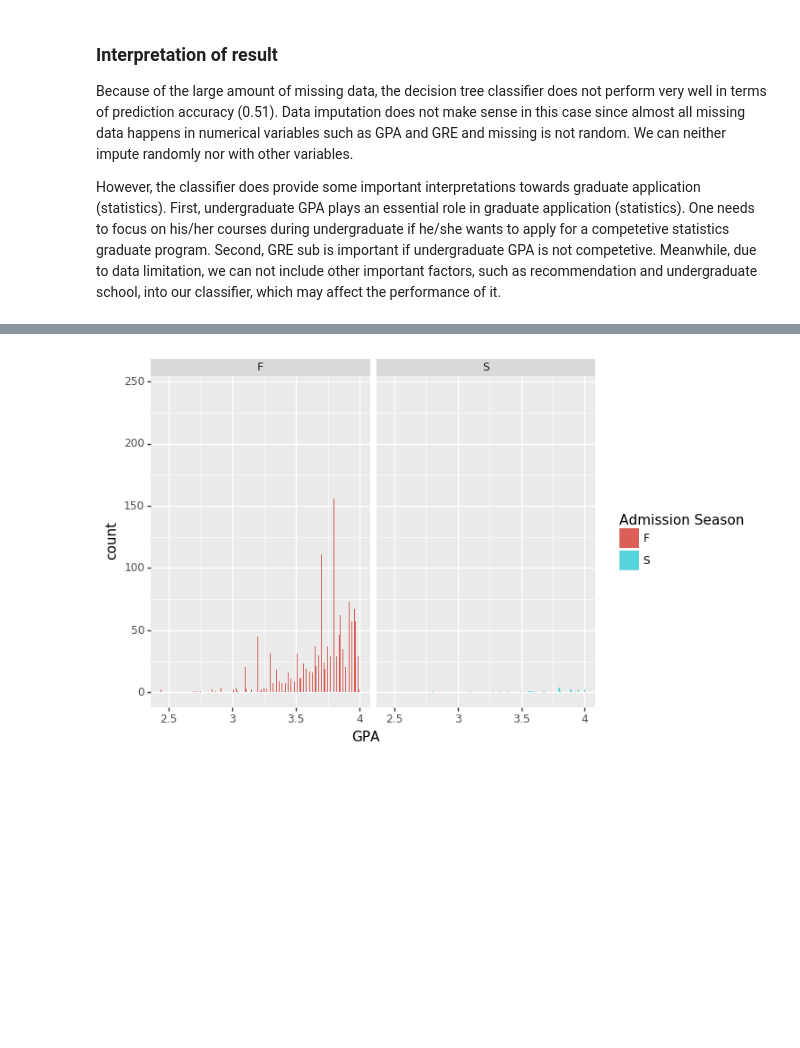
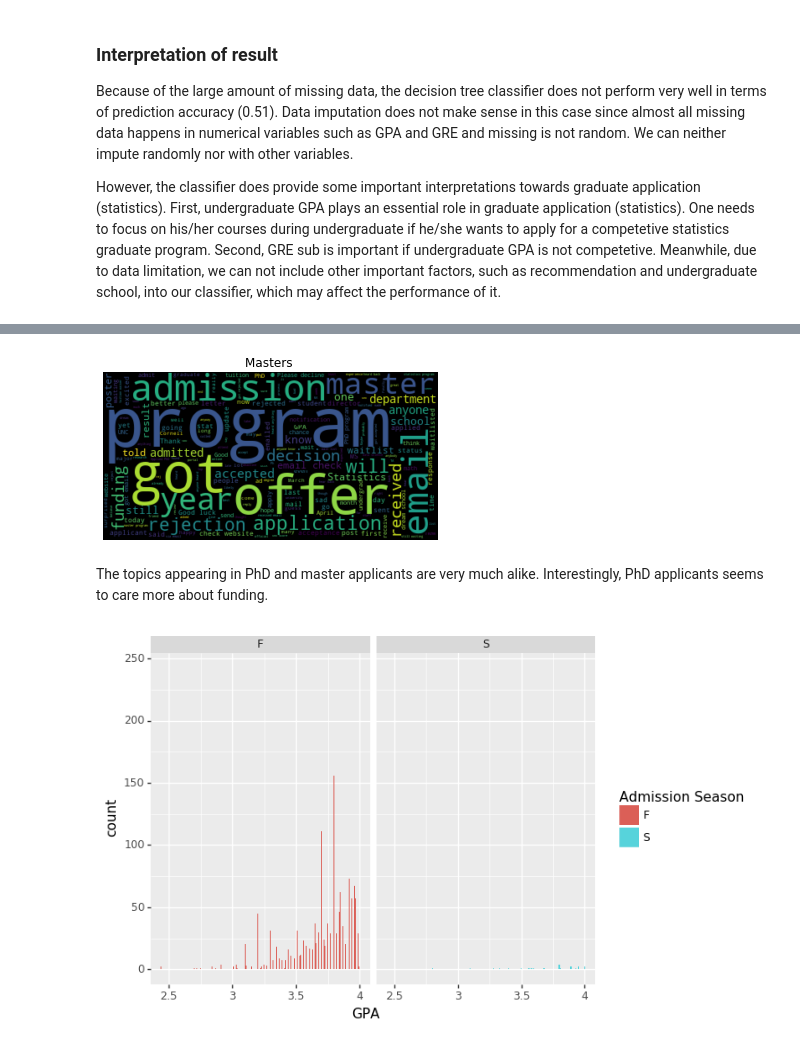
Before and after one commit to hango1996/Analysis-of-Gradcafe-Data, a Jupyter notebook: final_project-master/notebooks/EDA.ipynb, the cells around one changed output, grey strips where cells are left out. Drawn from its saved outputs; the diff is of its cells as text; code cells hidden in the pictures; blank space fills up the shorter version.

```diff
--- a/final_project-master/notebooks/EDA.ipynb
+++ b/final_project-master/notebooks/EDA.ipynb
@@ -402,3 +442,9 @@ However, the classifier does provide some important interpretations towards grad
+# %%
+wordcloud_df({"degree": "Masters"})
+# %% [output]
+[figure, added]
+# %% [markdown]
+The topics appearing in PhD and master applicants are very much alike. Interestingly, PhD applicants seems to care more about funding.
 # %%
 # GPA by season
 df['fors'] = df.season.str[0:1]
```
Also changed, not shown: parts of 20 cells of this notebook.
